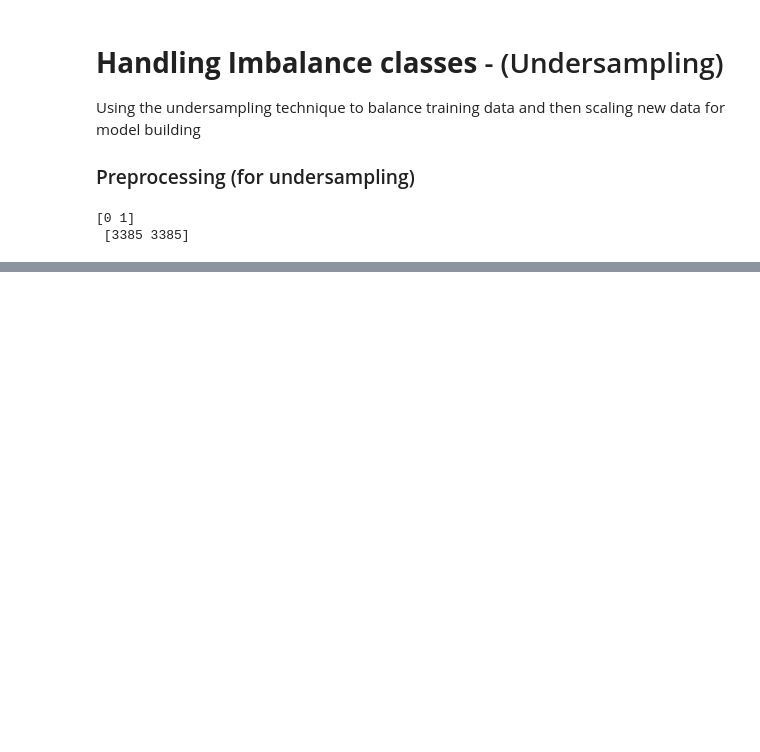
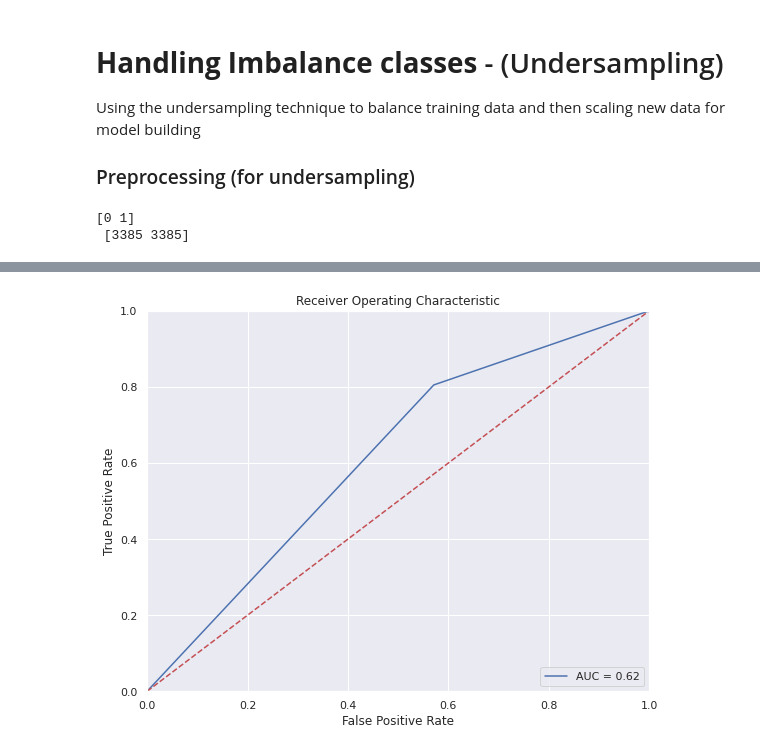
Before and after one commit to GuptaRitik/Marketing-Effectiveness-Prediction, a Jupyter notebook: Bank_Marketing_Effectiveness_Prediction_Capstone_Project.ipynb, the cells around one changed output, grey strips where cells are left out. Cells and saved outputs as stored; diff of their text form; code cells hidden in the pictures; blank space fills up the shorter version.

```diff
--- a/Bank_Marketing_Effectiveness_Prediction_Capstone_Project.ipynb
+++ b/Bank_Marketing_Effectiveness_Prediction_Capstone_Project.ipynb
@@ -1125,0 +1238,5 @@ print(unique, '\n', frequency)
+# %%
+# plotting auc_roc graph
+roc_auc_plot(y_test, xg_test)
+# %% [output]
+[figure, added]
```
Also changed, not shown: parts of 9 cells of this notebook.
